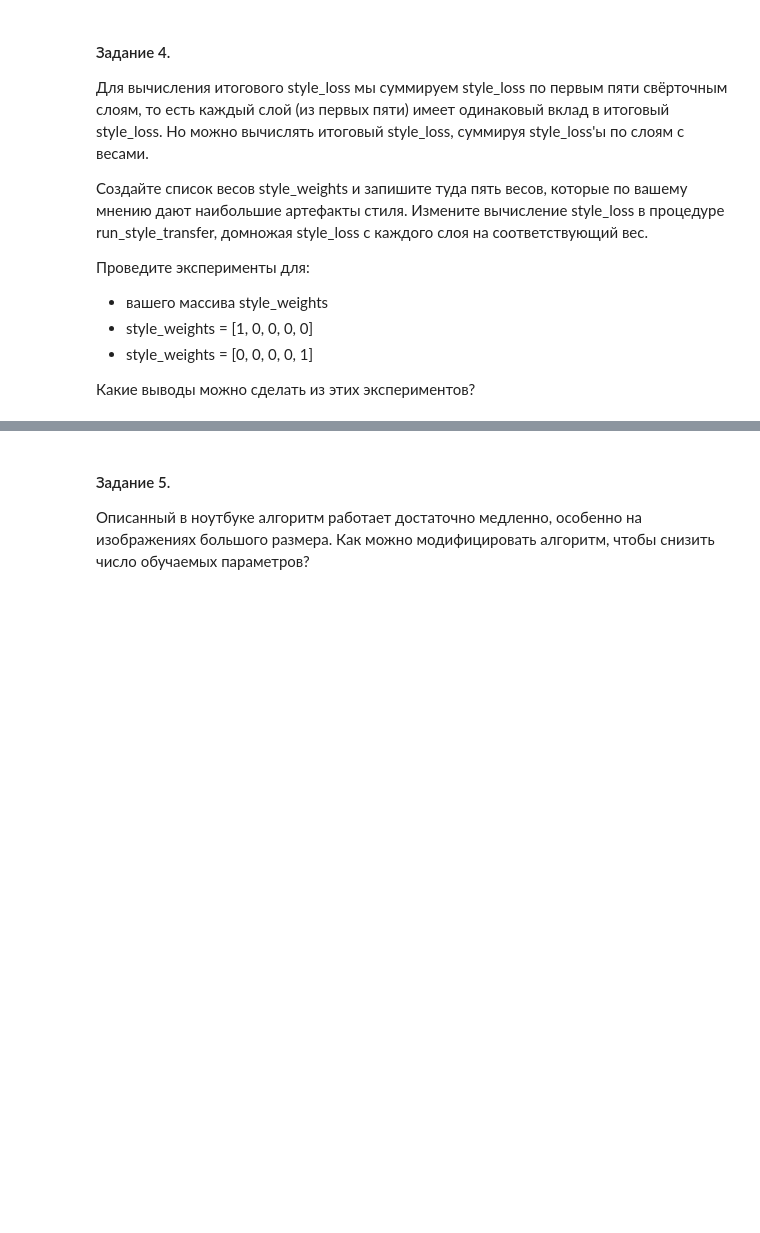
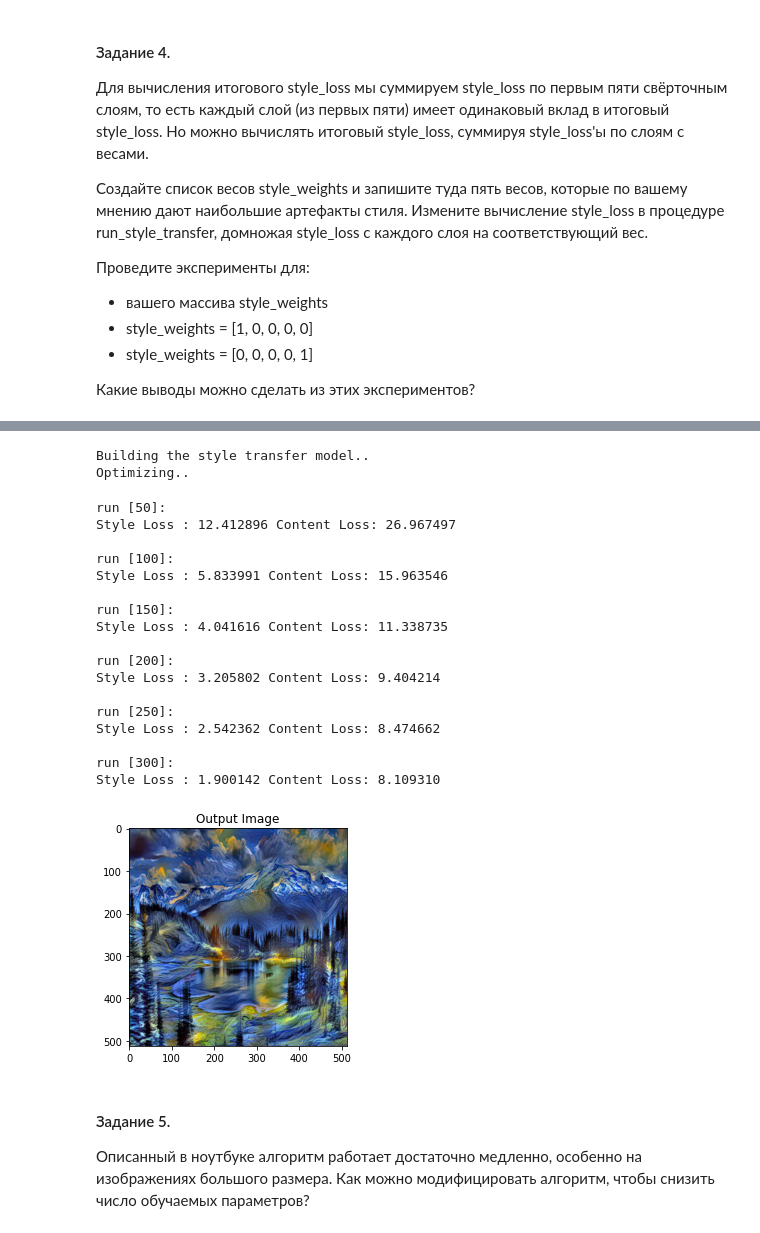
Before and after one commit to BunnyNoBugs/minor2021-iad3-spring, a Jupyter notebook: sem01_style_transfer/sem01_style_tranfer_working.ipynb, the cells around one changed output, grey strips where cells are left out. Saved outputs shown, nothing was run; the diff lists cells and outputs as text; code cells hidden in the pictures; blank space fills up the shorter version.

```diff
--- a/sem01_style_transfer/sem01_style_tranfer_working.ipynb
+++ b/sem01_style_transfer/sem01_style_tranfer_working.ipynb
@@ -555,3 +593,36 @@ Style Loss : 1.156801 Content Loss: 4.255967
+# %%
+output = run_style_transfer(cnn, cnn_normalization_mean, cnn_normalization_std,
+                            content_img, style_img, input_img, style_weight=500000, num_steps=300,
+                            style_weights=[1, 0.7, 0.3, 0.2, 0.1]
+                            )
+
+plt.figure()
+imshow(output, title='Output Image')
+
+# sphinx_gallery_thumbnail_number = 4
+plt.ioff()
+plt.show()
+# %% [output]
+Building the style transfer model..
+Optimizing..
+run [50]:
+Style Loss : 12.412896 Content Loss: 26.967497
+
+run [100]:
+Style Loss : 5.833991 Content Loss: 15.963546
+
+run [150]:
+Style Loss : 4.041616 Content Loss: 11.338735
+
+run [200]:
+Style Loss : 3.205802 Content Loss: 9.404214
+
+run [250]:
+Style Loss : 2.542362 Content Loss: 8.474662
+
+run [300]:
+Style Loss : 1.900142 Content Loss: 8.109310
+[figure, added]
 # %% [markdown]
 #### Задание 5.
 Описанный в ноутбуке алгоритм работает достаточно медленно, особенно на изображениях большого размера. Как можно модифицировать алгоритм, чтобы снизить число обучаемых параметров?
```
Also changed, not shown: parts of 6 cells of this notebook.
